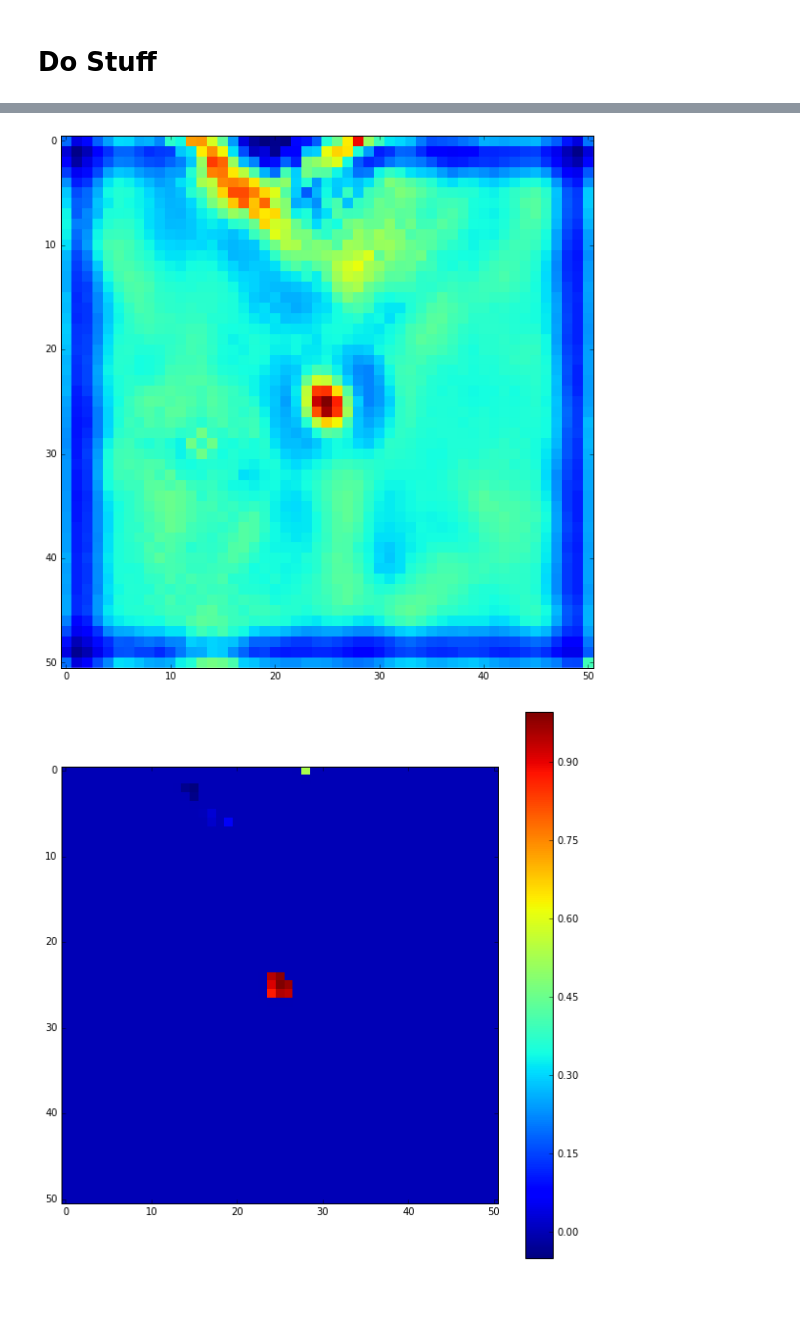
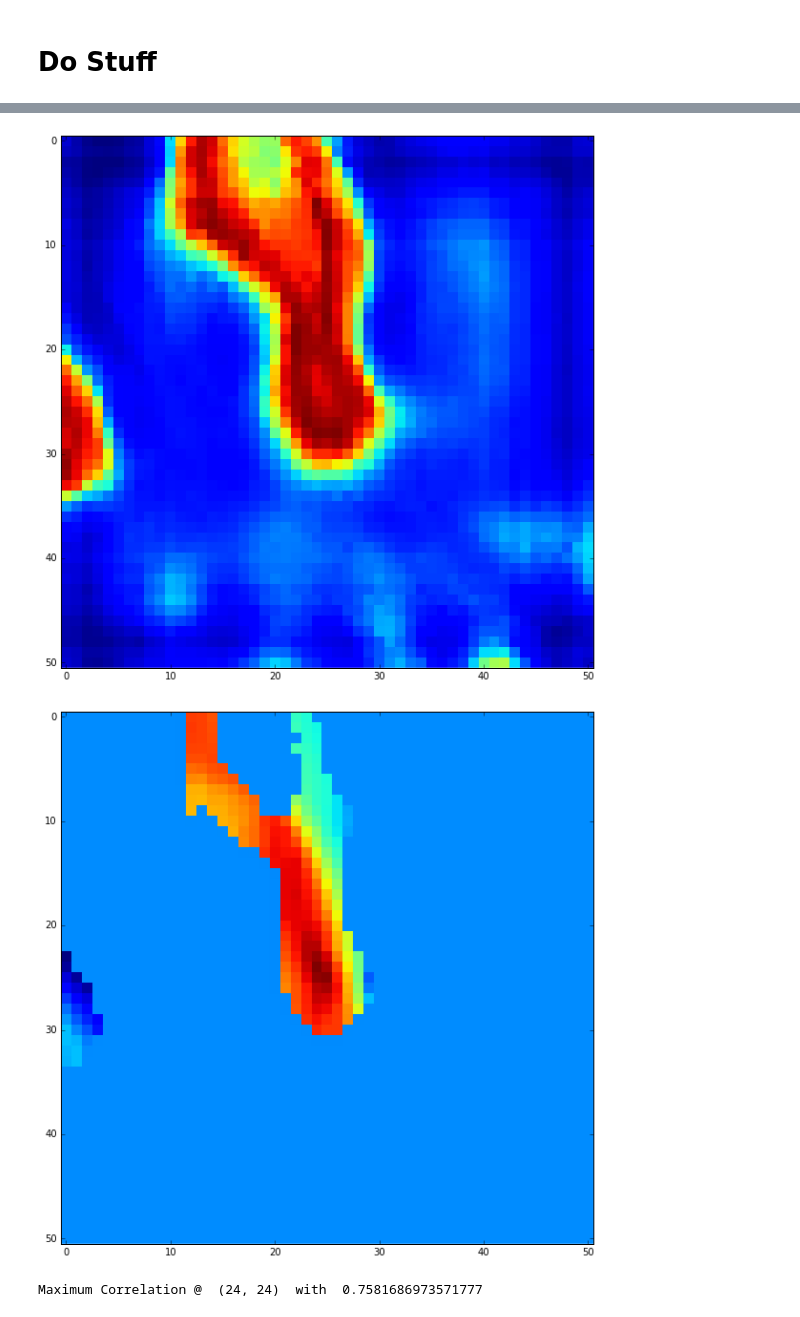
Before and after one commit to tisaconundrum2/autocnet, a Jupyter notebook: notebooks/Ciratefi.ipynb, the cells around one changed output, grey strips where cells are left out. Cells and saved outputs as stored; diff of their text form; code cells hidden in the pictures.

```diff
--- a/notebooks/Ciratefi.ipynb
+++ b/notebooks/Ciratefi.ipynb
@@ -235,7 +276,7 @@ from scipy.ndimage.interpolation import zoom
 from scipy.stats.stats import pearsonr
 
 figsize(10,10)
-e = cg.edge[1][2]
+e = cg.edge[0][2]
 matches = e.matches
 clean_keys = ['subpixel']
 
@@ -259,7 +300,8 @@ for i, (idx, row) in enumerate(matches.iterrows()):
 
     # Get the template and search windows
     s_template = sp.clip_roi(e.source.geodata, s_keypoint, 21)
-    d_search = sp.clip_roi(e.destination.geodata, d_keypoint,51)
+    # s_template = rotate(s_template, 90)
+    d_search = sp.clip_roi(e.destination.geodata, d_keypoint, 51)
 
     imshow(s_template, cmap='Greys')
     show()
@@ -274,2 +316,3 @@ for i, (idx, row) in enumerate(matches.iterrows()):
-[figure, old version]
+[figure, new version]
-[figure, old version]
+[figure, new version]
+Maximum Correlation @  (24, 24)  with  0.7581686973571777
```
Also changed, not shown: parts of 3 cells of this notebook.
